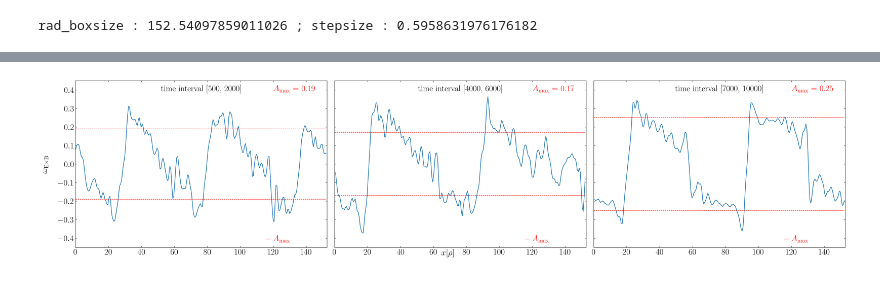
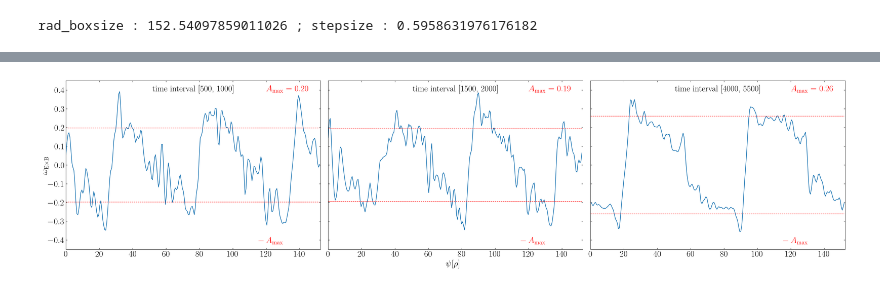
Before and after one commit to ManeLippert/Bachelorthesis-Shearingrate-Convergence, a Jupyter notebook: data/S6_rlt6.2/boxsize2x2/Ns16/Nvpar64/Nmu9/eval.ipynb, the cells around one changed output, grey strips where cells are left out. Saved outputs shown, nothing was run; the diff lists cells and outputs as text; code cells hidden in the pictures.

```diff
--- a/data/S6_rlt6.2/boxsize2x2/Ns16/Nvpar64/Nmu9/eval.ipynb
+++ b/data/S6_rlt6.2/boxsize2x2/Ns16/Nvpar64/Nmu9/eval.ipynb
@@ -68,28 +62,39 @@ plt.savefig(picpath+data+'_'+resolution+'_wexb_all.pdf', bbox_inches='tight')
 # %%
-fig, ax, grid_y, grid_x, interval = plot.mean_shearingrate_radialcoordinate_subplots_grid(wexb, 3000, 500, True, True)
+# Time interval to display shearing rate
+interval = np.array([[ 500, 1500, 4000],
+                     [1000, 2000, 5500]])
 
-y_max = max(grid_y)
+# Dimension Subplot
+for i in [3,2,1]:
+    if interval.shape[1] % i == 0:
+        xdim, ydim = i, int(interval.shape[1]/i)
+        break
+
+grid_x, grid_y = np.arange(xdim), np.arange(ydim)
+
+fig, ax = plt.subplots(ydim, xdim,figsize=(12*xdim, 8*ydim), sharey=True, sharex=True, squeeze=True)
 
 i = 0
 
 for y in grid_y:
     for x in grid_x:
-        start, end = interval[0][i], interval[1][i]
+        start, end = zonalflow.get_index_from_value(time,interval[0][i]) , zonalflow.get_index_from_value(time,interval[1][i])
+        start_time, end_time = interval[0][i], interval[1][i]
 
         # Shearing rate with mean over time
         wexb_rad_mean, wexb_rad_middle = zonalflow.get_mean_middle_shearingrate(start, end, wexb)
         # FT{shearing rate}
         wexb_rad_mean_amp, wexb_rad_mean_amp_max = zonalflow.get_fft_mean_max_shearingrate_amplitude(wexb_rad_mean)
 
         plot.mean_shearingrate_radialcoordinate_subplot(rad_coord, rad_boxsize, wexb_rad_mean, wexb_rad_middle, wexb_rad_mean_amp_max,
-                                                        ax, x, y, y_max, start, end)
+                                                        ax, x, y, xdim, ydim, start_time, end_time)
 
         i += 1
 
-fig.text(0.5, 0.09, r'$x[\rho]$', ha='center')
-fig.text(0.09, 0.5, r'$\omega_{\mathrm{E \times B}}$', va='center', rotation='vertical')
+fig.text(0.51, 0.05, r'$\psi[\rho]$', ha='center')
+fig.text(0.1, 0.5, r'$\omega_{\mathrm{E \times B}}$', va='center', rotation='vertical')
 
 plt.subplots_adjust(wspace=0.03, hspace=0.05)
 plt.savefig(picpath+data+'_'+resolution+'_wexb_evolution.pdf', bbox_inches='tight')
 # %% [output]
-[figure, old version]
+[figure, new version]
```
Also changed, not shown: parts of 7 cells of this notebook, 4 other files.
